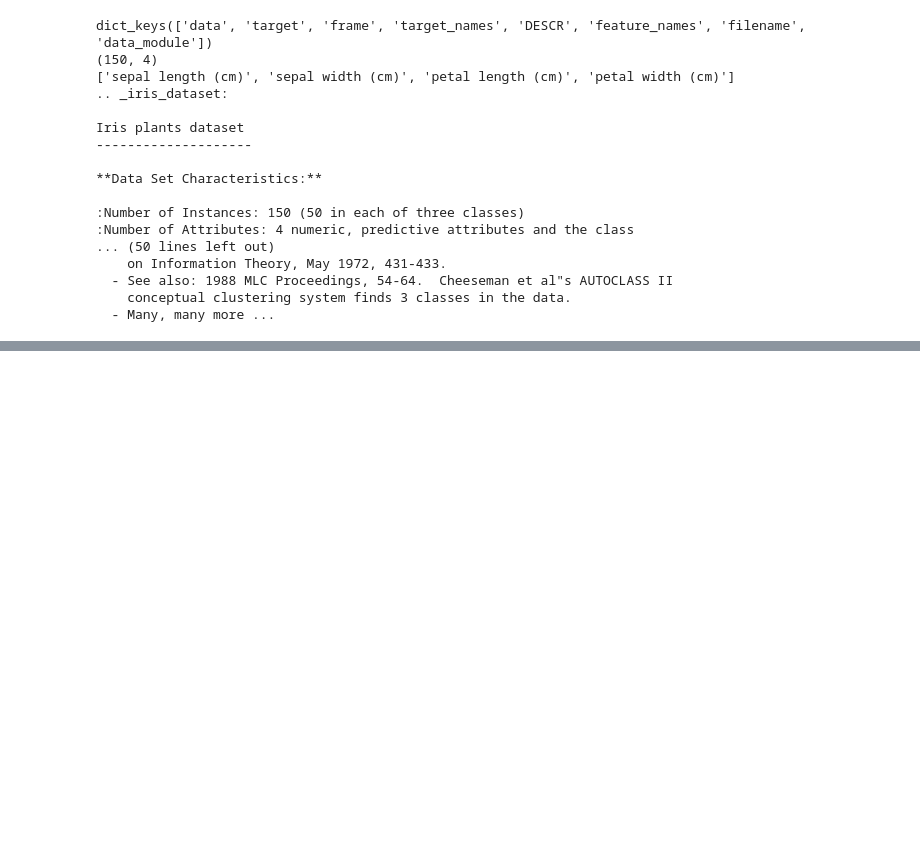
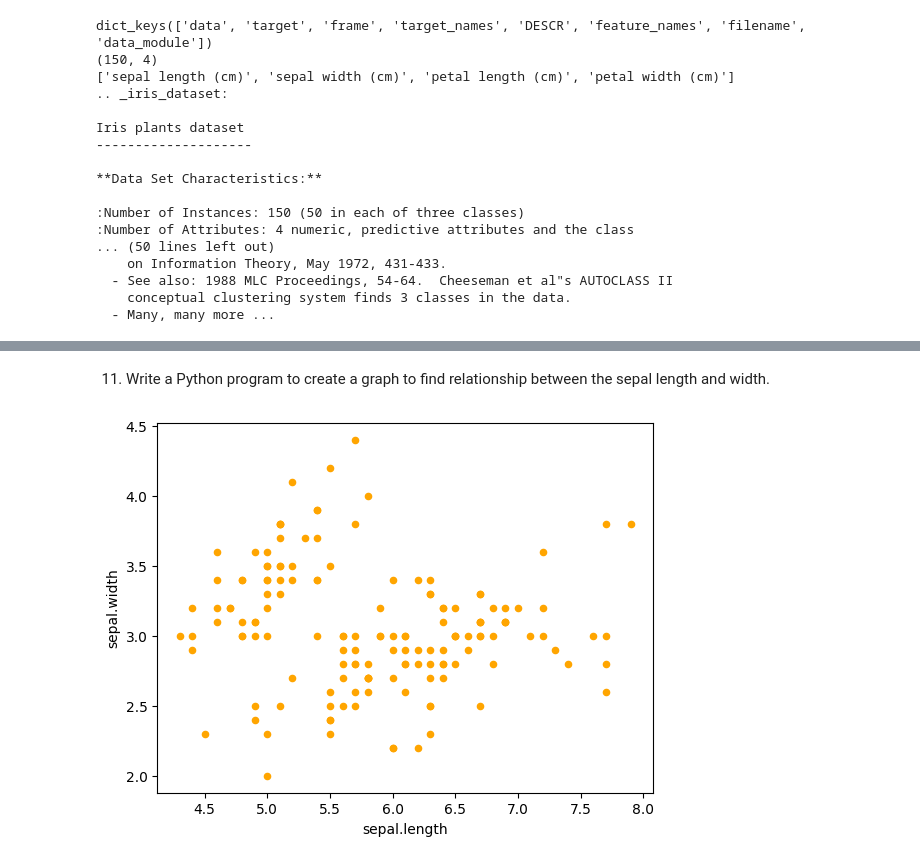
Before and after one commit to vedith12/ML-tasks, a Jupyter notebook: ML_basics.ipynb, the cells around one changed output, grey strips where cells are left out. Saved outputs shown, nothing was run; the diff lists cells and outputs as text; code cells hidden in the pictures; blank space fills up the shorter version.

```diff
--- a/ML_basics.ipynb
+++ b/ML_basics.ipynb
@@ -152,0 +283,13 @@ iris = datasets.load_iris()
+# %% [markdown]
+11. Write a Python program to create a graph to find relationship between the sepal length
+and width.
+# %%
+import pandas as pd
+import matplotlib.pyplot as plt
+
+df = pd.read_csv('iris.csv')
+
+df.plot.scatter(x='sepal.length', y='sepal.width', c= 'Orange')
+plt.show()
+# %% [output]
+[figure, added]
```
Also changed, not shown: parts of 32 cells of this notebook.
